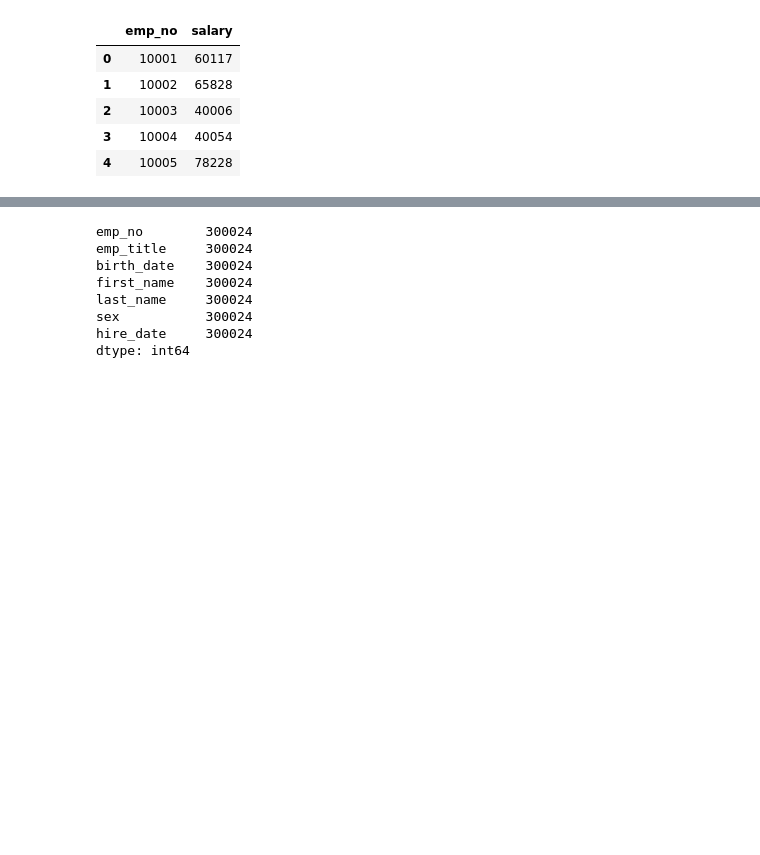
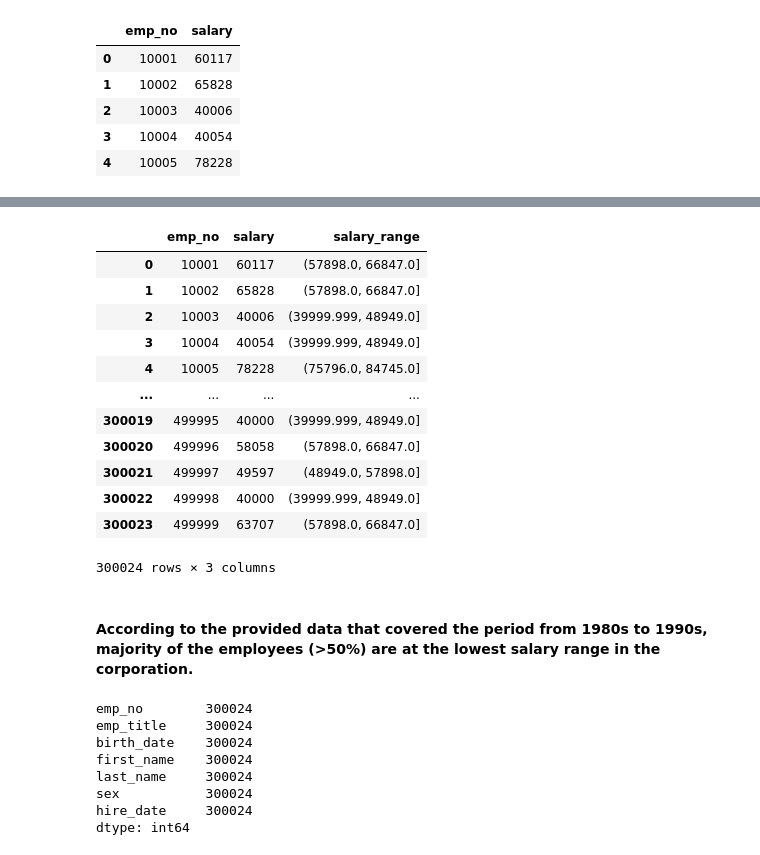
Before and after one commit to elau1112/sql-challenge_, a Jupyter notebook: SQL_Challenge_.ipynb, the cells around one changed output, grey strips where cells are left out. Saved outputs shown, nothing was run; the diff lists cells and outputs as text; code cells hidden in the pictures; blank space fills up the shorter version.

```diff
--- a/SQL_Challenge_.ipynb
+++ b/SQL_Challenge_.ipynb
@@ -43,3 +70,21 @@ salaryA.head()
+# %%
+salaryA
+# %% [output]
+|  | emp_no | salary | salary_range |
+| 0 | 10001 | 60117 | (57898.0, 66847.0] |
+| 1 | 10002 | 65828 | (57898.0, 66847.0] |
+| 2 | 10003 | 40006 | (39999.999, 48949.0] |
+| 3 | 10004 | 40054 | (39999.999, 48949.0] |
+| 4 | 10005 | 78228 | (75796.0, 84745.0] |
+| ... | ... | ... | ... |
+| 300019 | 499995 | 40000 | (39999.999, 48949.0] |
+| 300020 | 499996 | 58058 | (57898.0, 66847.0] |
+| 300021 | 499997 | 49597 | (48949.0, 57898.0] |
+| 300022 | 499998 | 40000 | (39999.999, 48949.0] |
+| 300023 | 499999 | 63707 | (57898.0, 66847.0] |
+300024 rows × 3 columns
+# %% [markdown]
+#### According to the provided data that covered the period from 1980s to 1990s, majority of the employees (>50%) are at the lowest salary range in the corporation.
 # %%
 employees = pd.read_sql("SELECT * FROM employees", conn)
 employees.count()
```
Also changed, not shown: parts of 10 cells of this notebook, 8 other files.
